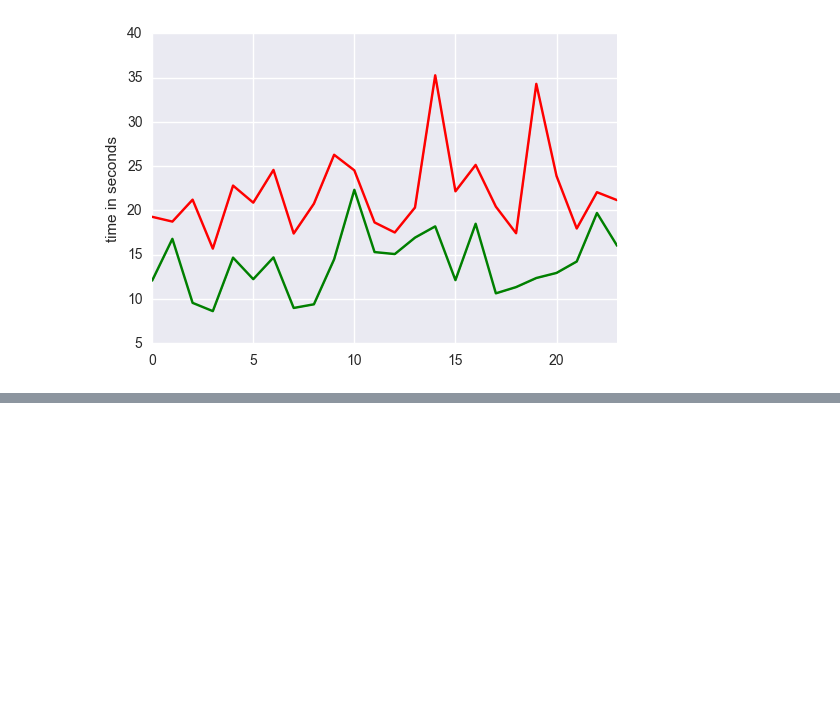
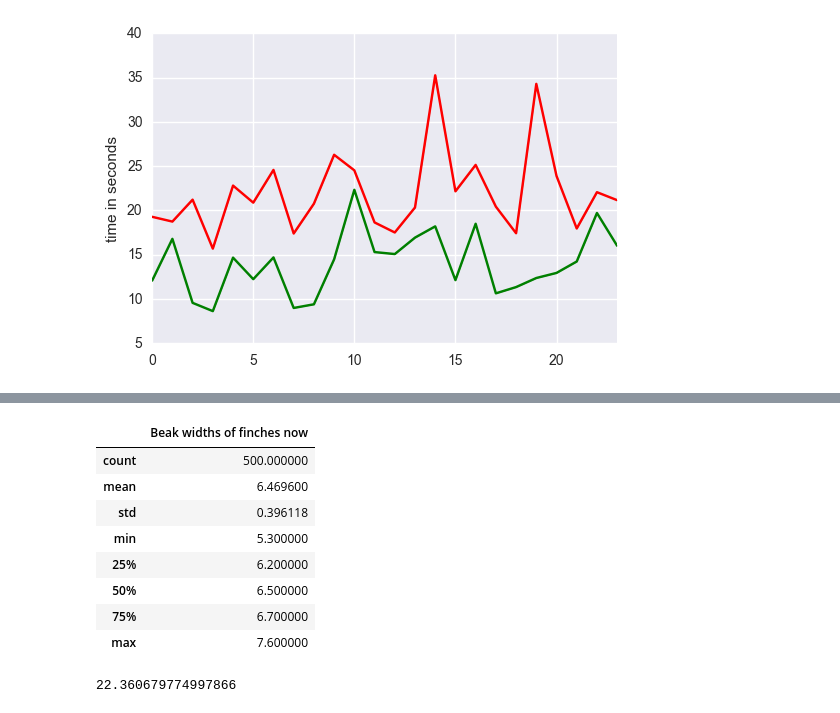
Before and after one commit to lambdaAgent/Data-Analyst-Nanodegree, a Jupyter notebook: 01_Test_A_Perceptual_Phenomenon/Project01_Test_A_Perceptual_Phenomenon.ipynb, the cells around one changed output, grey strips where cells are left out. Cells and saved outputs as stored; diff of their text form; code cells hidden in the pictures; blank space fills up the shorter version.

```diff
--- a/01_Test_A_Perceptual_Phenomenon/Project01_Test_A_Perceptual_Phenomenon.ipynb
+++ b/01_Test_A_Perceptual_Phenomenon/Project01_Test_A_Perceptual_Phenomenon.ipynb
@@ -80,0 +98,17 @@ sns.tsplot(data=incongruent,color="r")
+# %%
+beak.describe()
+# %% [output]
+|  | Beak widths of finches now |
+| count | 500.000000 |
+| mean | 6.469600 |
+| std | 0.396118 |
+| min | 5.300000 |
+| 25% | 6.200000 |
+| 50% | 6.500000 |
+| 75% | 6.700000 |
+| max | 7.600000 |
+# %%
+import math
+(6.47-6.07) / (0.40 / math.sqrt(500))
+# %% [output]
+22.360679774997866
```
Also changed, not shown: parts of 3 cells of this notebook.
